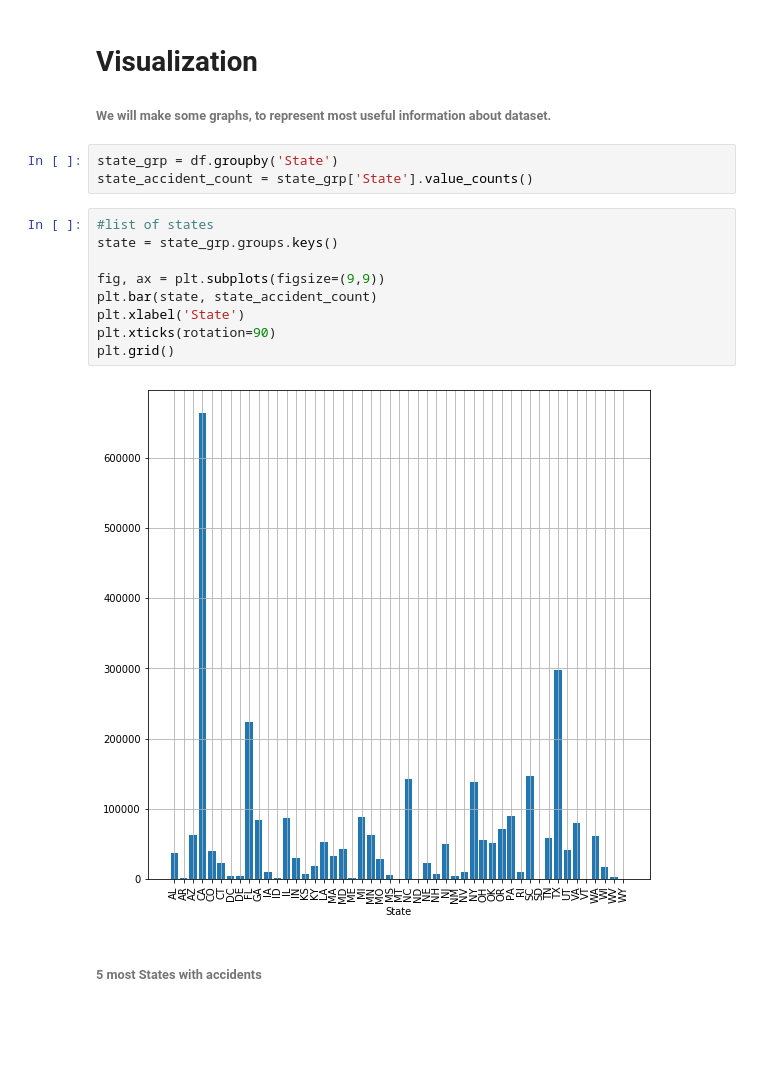
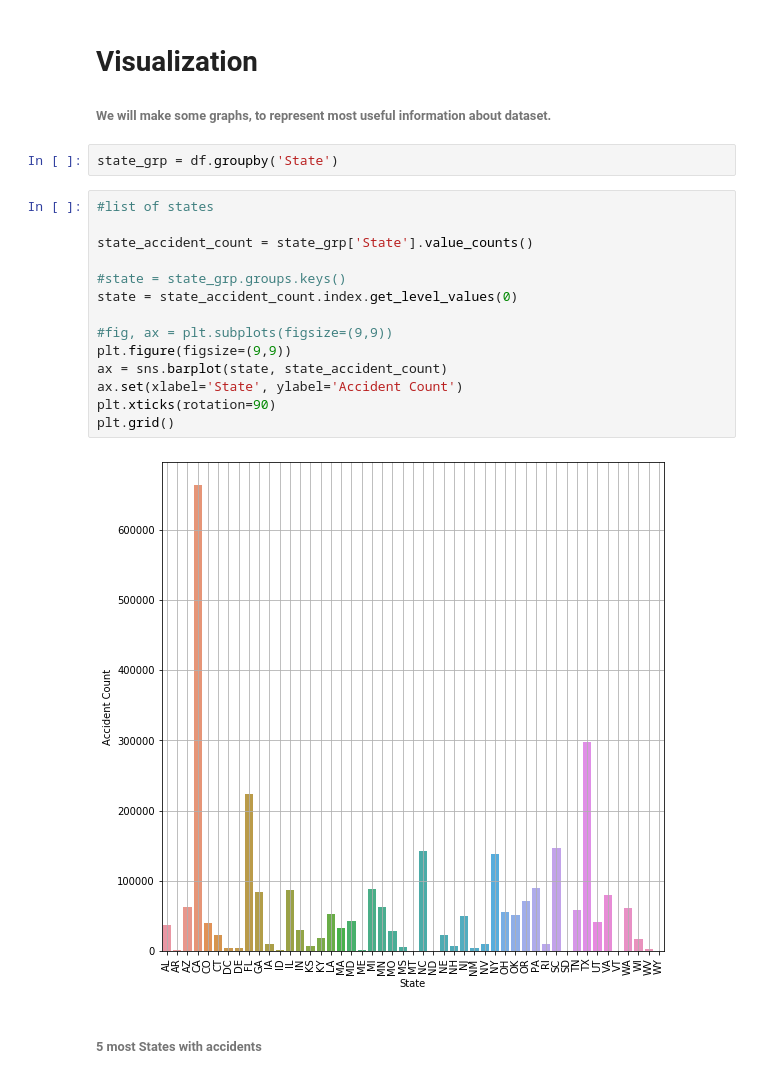
Before and after one commit to AdrianLabuda/us-accidents, a Jupyter notebook: us-accidents.ipynb, the cells around one changed output. Saved outputs shown, nothing was run; the diff lists cells and outputs as text; blank space fills up the shorter version.

Commit message:
Plot change to seabon,com

```diff
--- a/us-accidents.ipynb
+++ b/us-accidents.ipynb
@@ -142,17 +140,21 @@ df['End_Time'] = pd.to_datetime(df['End_Time'])
 ###### We will make some graphs, to represent most useful information about dataset.
 # %%
 state_grp = df.groupby('State')
-state_accident_count = state_grp['State'].value_counts()
 # %%
 #list of states
-state = state_grp.groups.keys()
 
-fig, ax = plt.subplots(figsize=(9,9))
-plt.bar(state, state_accident_count)
-plt.xlabel('State')
+state_accident_count = state_grp['State'].value_counts()
+
+#state = state_grp.groups.keys()
+state = state_accident_count.index.get_level_values(0)
+
+#fig, ax = plt.subplots(figsize=(9,9))
+plt.figure(figsize=(9,9))
+ax = sns.barplot(state, state_accident_count)
+ax.set(xlabel='State', ylabel='Accident Count')
 plt.xticks(rotation=90)
 plt.grid()
 # %% [output]
-[figure, old version]
+[figure, new version]
 # %% [markdown]
 <h6>5 most States with accidents</h6>
```
Also changed, not shown: parts of 4 cells of this notebook.
